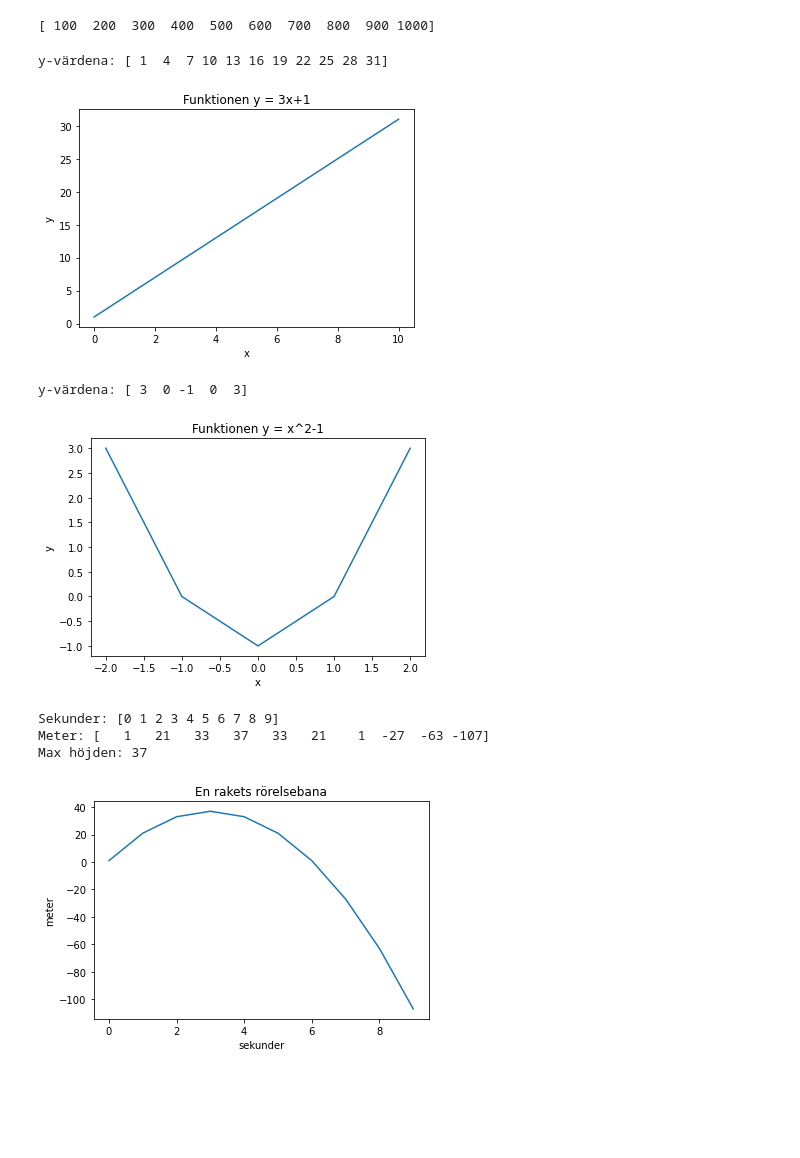
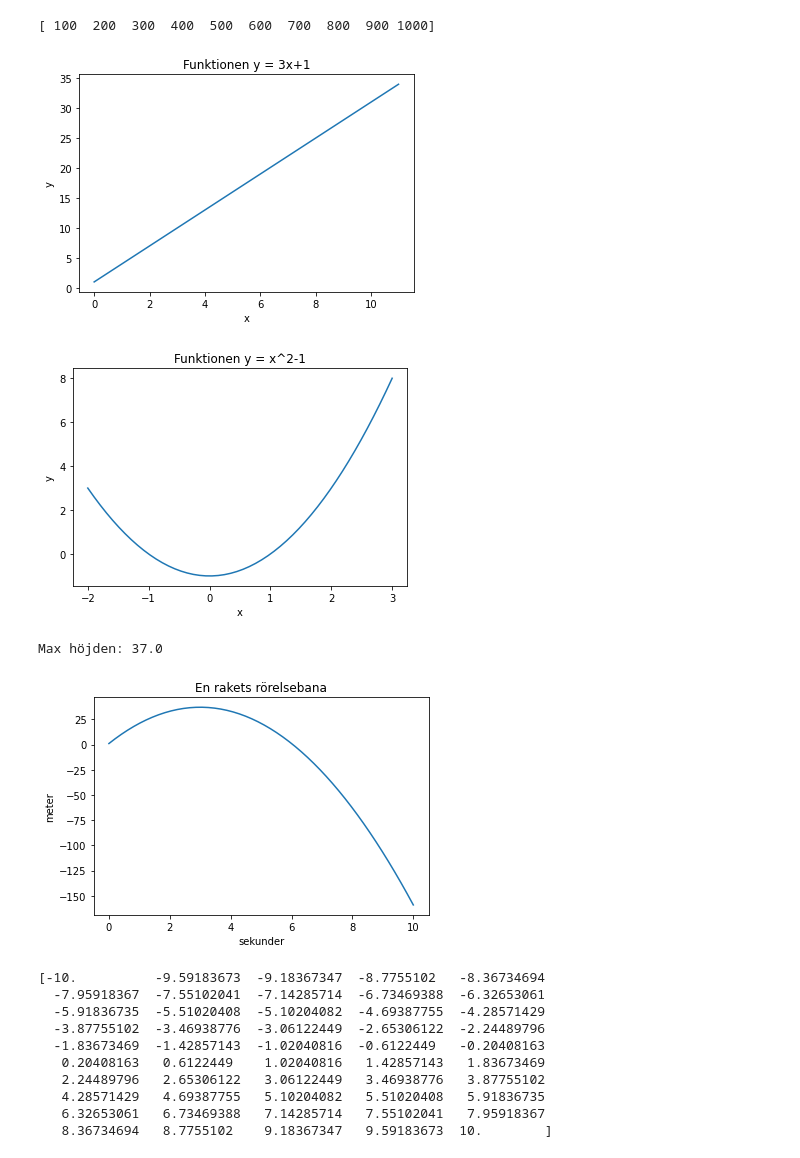
Before and after one commit to SannaIsak/sanna_isaksson_TE19C, a Jupyter notebook: Arbetsområde3/numpy.ipynb, the cells around one changed output. Cells and saved outputs as stored; diff of their text form; code cells hidden in the pictures; blank space fills up the shorter version.

Commit message:
la till linspace() istället för arange()

```diff
--- a/Arbetsområde3/numpy.ipynb
+++ b/Arbetsområde3/numpy.ipynb
@@ -75,13 +75,11 @@ print(array1*10)
 # %%
 # Uppgift 3
 
-x = np.arange(0,11)
+x = np.linspace(0,11)
 
 def f(x):
     y = 3*x + 1
     return y
-
-print(f"y-värdena: {f(x)}")
 
 plt.plot(x,f(x))
 plt.title("Funktionen y = 3x+1")
@@ -89,31 +87,27 @@ plt.xlabel("x")
 plt.ylabel("y")
 plt.show()
 # %% [output]
-y-värdena: [ 1  4  7 10 13 16 19 22 25 28 31]
-[figure, old version]
+[figure, new version]
 # %%
 # Uppgift 4
 
-x = np.arange(-2,3)
+x = np.linspace(-2,3)
 
 def f(x):
     y = x**2 - 1
     return y
-
-print(f"y-värdena: {f(x)}")
 
 plt.plot(x,f(x))
 plt.title("Funktionen y = x^2-1")
 plt.xlabel("x")
 plt.ylabel("y")
 plt.show()
 # %% [output]
-y-värdena: [ 3  0 -1  0  3]
-[figure, old version]
+[figure, new version]
 # %%
 # Uppgift 5
 
-t = np.arange(10)
+t = np.linspace(0,10)
 
 def f(t):
     y = -4*t**2 + 24*t + 1
@@ -121,9 +115,7 @@ def f(t):
 
 max_height = np.max(f(t))
 
-print(f"Sekunder: {t}")
-print(f"Meter: {f(t)}")
-print(f"Max höjden: {max_height}")
+print(f"Max höjden ungefär: {round(max_height)}")
 
 plt.plot(t,f(t))
 plt.title("En rakets rörelsebana")
@@ -131,7 +123,22 @@ plt.xlabel("sekunder")
 plt.ylabel("meter")
 plt.show()
 # %% [output]
-Sekunder: [0 1 2 3 4 5 6 7 8 9]
-Meter: [   1   21   33   37   33   21    1  -27  -63 -107]
-Max höjden: 37
+Max höjden: 37.0
-[figure, old version]
+[figure, new version]
+# %%
+import numpy as np
+
+x = np.linspace(-10,10)
+
+print(x)
+# %% [output]
+[-10.          -9.59183673  -9.18367347  -8.7755102   -8.36734694
+  -7.95918367  -7.55102041  -7.14285714  -6.73469388  -6.32653061
+  -5.91836735  -5.51020408  -5.10204082  -4.69387755  -4.28571429
+  -3.87755102  -3.46938776  -3.06122449  -2.65306122  -2.24489796
+  -1.83673469  -1.42857143  -1.02040816  -0.6122449   -0.20408163
+   0.20408163   0.6122449    1.02040816   1.42857143   1.83673469
+   2.24489796   2.65306122   3.06122449   3.46938776   3.87755102
+   4.28571429   4.69387755   5.10204082   5.51020408   5.91836735
+   6.32653061   6.73469388   7.14285714   7.55102041   7.95918367
+   8.36734694   8.7755102    9.18367347   9.59183673  10.        ]
```
